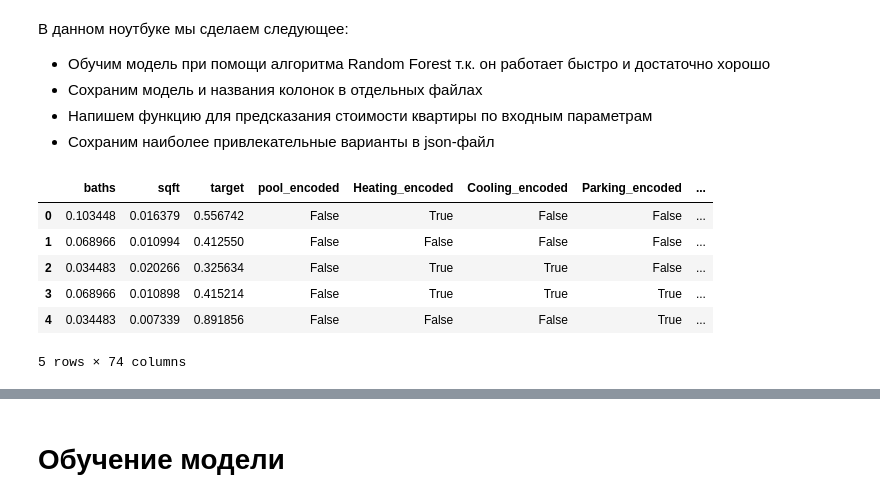
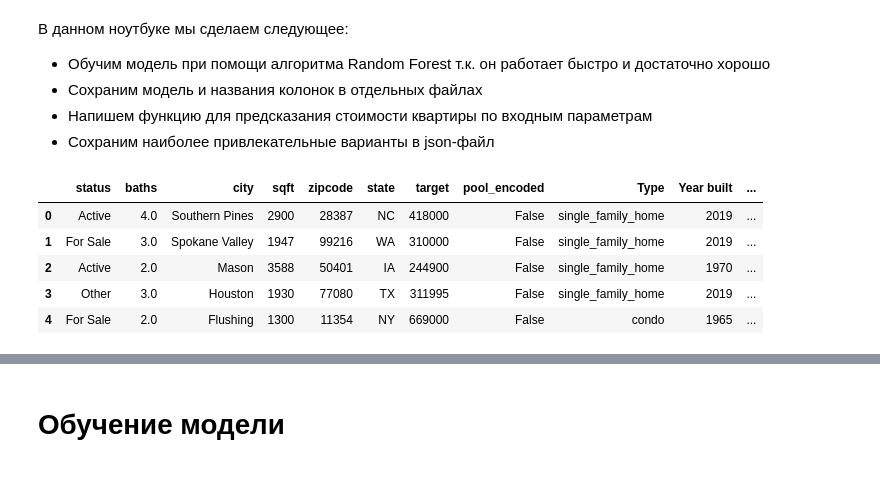
Before and after one commit to metalin37/Diploma-project-forecasting-the-cost-of-housing, a Jupyter notebook: 4_Model_push.ipynb, the cells around one changed output, grey strips where cells are left out. Saved outputs shown, nothing was run; the diff lists cells and outputs as text; code cells hidden in the pictures.

```diff
--- a/4_Model_push.ipynb
+++ b/4_Model_push.ipynb
@@ -27,11 +92,10 @@ TEST_SIZE = 0.2
 # %%
-df = pd.read_csv('data/data_model_ecod.csv')
+df = pd.read_csv('data/data_model.csv')
 df.head()
 # %% [output]
-|  | baths | sqft | target | pool_encoded | Heating_encoded | Cooling_encoded | Parking_encoded | ... |
-| 0 | 0.103448 | 0.016379 | 0.556742 | False | True | False | False | ... |
-| 1 | 0.068966 | 0.010994 | 0.412550 | False | False | False | False | ... |
-| 2 | 0.034483 | 0.020266 | 0.325634 | False | True | True | False | ... |
-| 3 | 0.068966 | 0.010898 | 0.415214 | False | True | True | True | ... |
-| 4 | 0.034483 | 0.007339 | 0.891856 | False | False | False | True | ... |
+|  | status | baths | city | sqft | zipcode | state | target | pool_encoded | Type | Year built | ... |
+| 0 | Active | 4.0 | Southern Pines | 2900 | 28387 | NC | 418000 | False | single_family_home | 2019 | ... |
+| 1 | For Sale | 3.0 | Spokane Valley | 1947 | 99216 | WA | 310000 | False | single_family_home | 2019 | ... |
+| 2 | Active | 2.0 | Mason | 3588 | 50401 | IA | 244900 | False | single_family_home | 1970 | ... |
+| 3 | Other | 3.0 | Houston | 1930 | 77080 | TX | 311995 | False | single_family_home | 2019 | ... |
+| 4 | For Sale | 2.0 | Flushing | 1300 | 11354 | NY | 669000 | False | condo | 1965 | ... |
-5 rows × 74 columns
```
Also changed, not shown: parts of 9 cells of this notebook, 1 other file.
